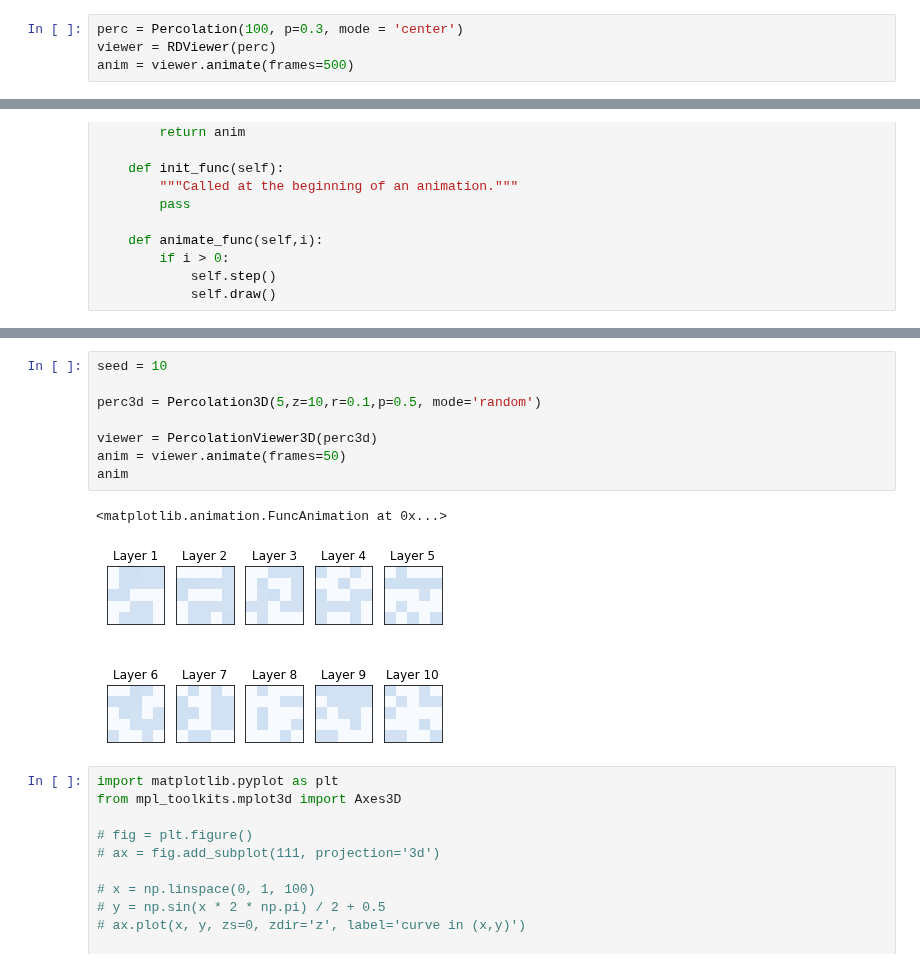
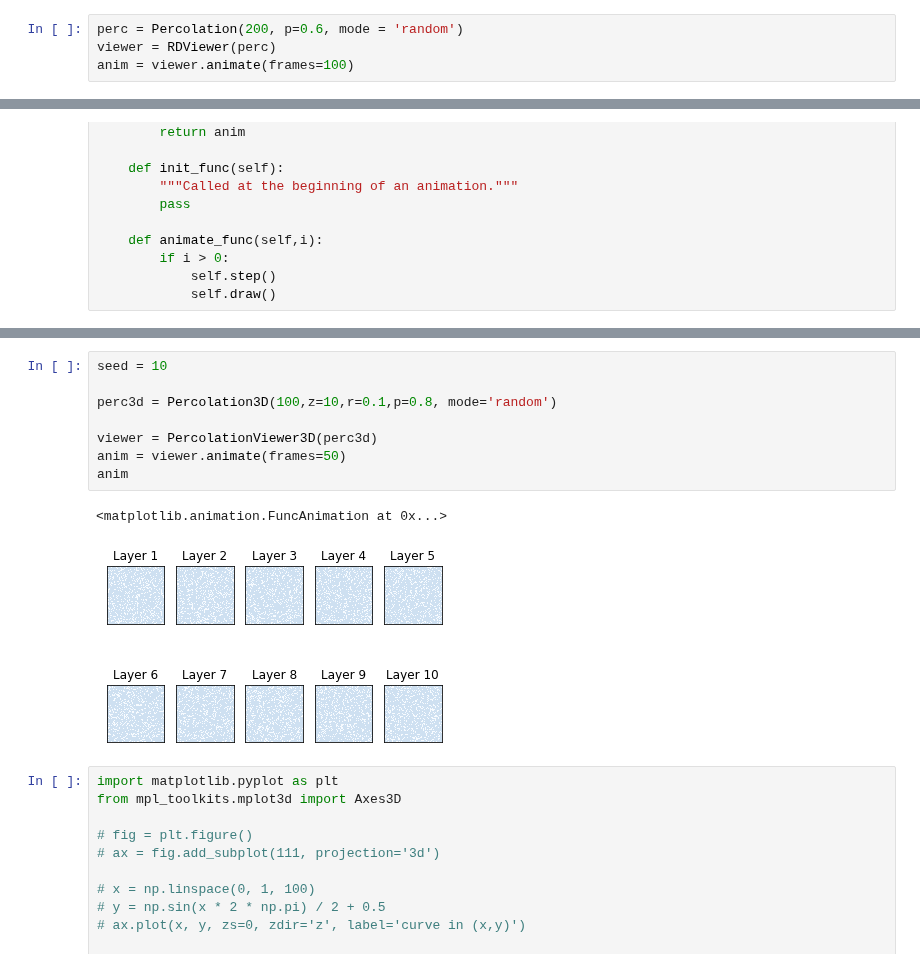
Before and after one commit to Maxventeen/Gas_expansion, a Jupyter notebook: Project.ipynb, the cells around one changed output, grey strips where cells are left out. Drawn from its saved outputs; the diff is of its cells as text.

```diff
--- a/Project.ipynb
+++ b/Project.ipynb
@@ -214,7 +209,7 @@ print(flag, num_steps)
 # %% [output]
 False 1
 # %%
-perc = Percolation(100, p=0.3, mode = 'center')
+perc = Percolation(200, p=0.6, mode = 'random')
 viewer = RDViewer(perc)
-anim = viewer.animate(frames=500)
+anim = viewer.animate(frames=100)
 # %% [output]
@@ -470,14 +494,14 @@ class Percolation3D(Percolation):
 # %%
 seed = 10
 
-perc3d = Percolation3D(5,z=10,r=0.1,p=0.5, mode='random')
+perc3d = Percolation3D(100,z=10,r=0.1,p=0.8, mode='random')
 
 viewer = PercolationViewer3D(perc3d)
 anim = viewer.animate(frames=50)
 anim
 # %% [output]
 <matplotlib.animation.FuncAnimation at 0x...>
-[figure, old version]
+[figure, new version]
 # %%
 import matplotlib.pyplot as plt
 from mpl_toolkits.mplot3d import Axes3D
```
Also changed, not shown: parts of 9 cells of this notebook.
